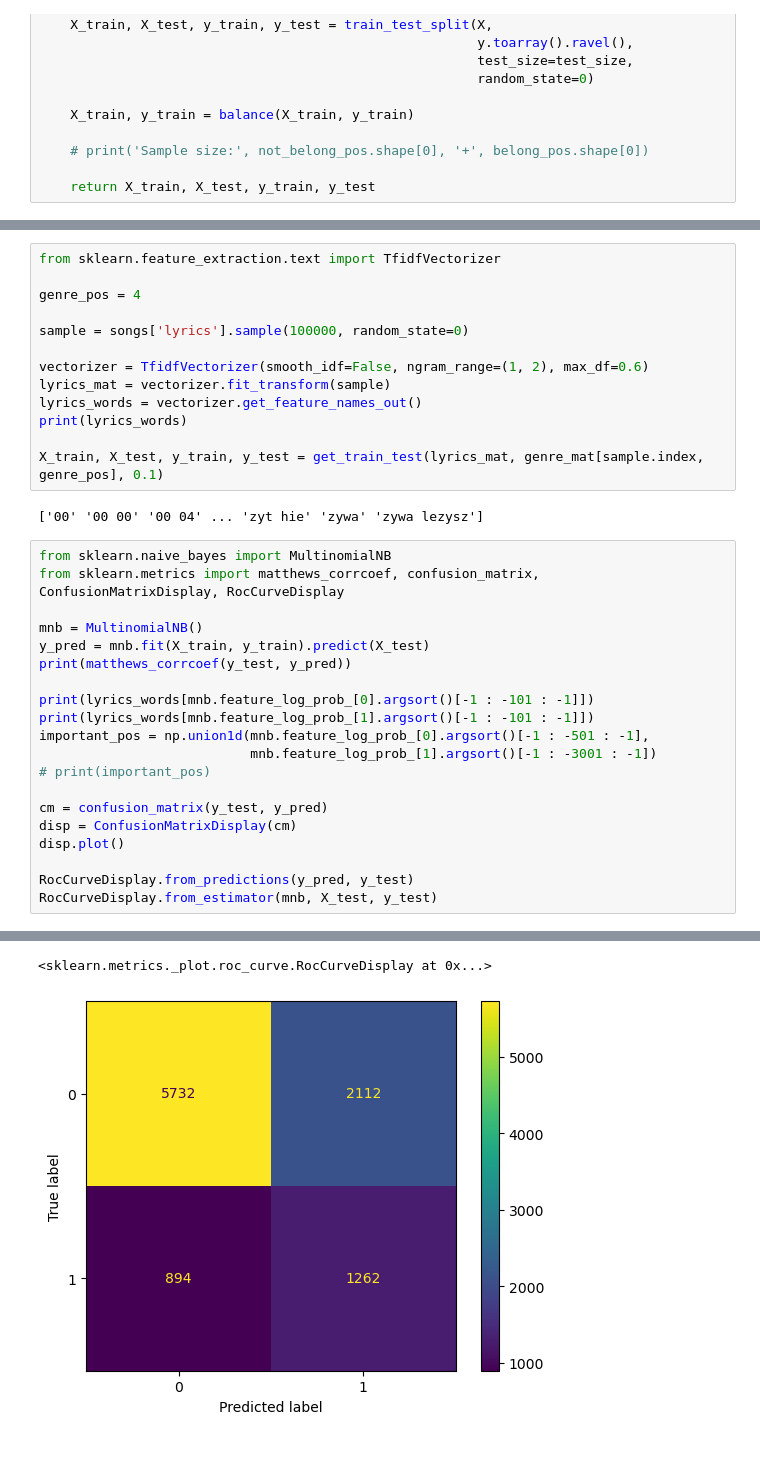
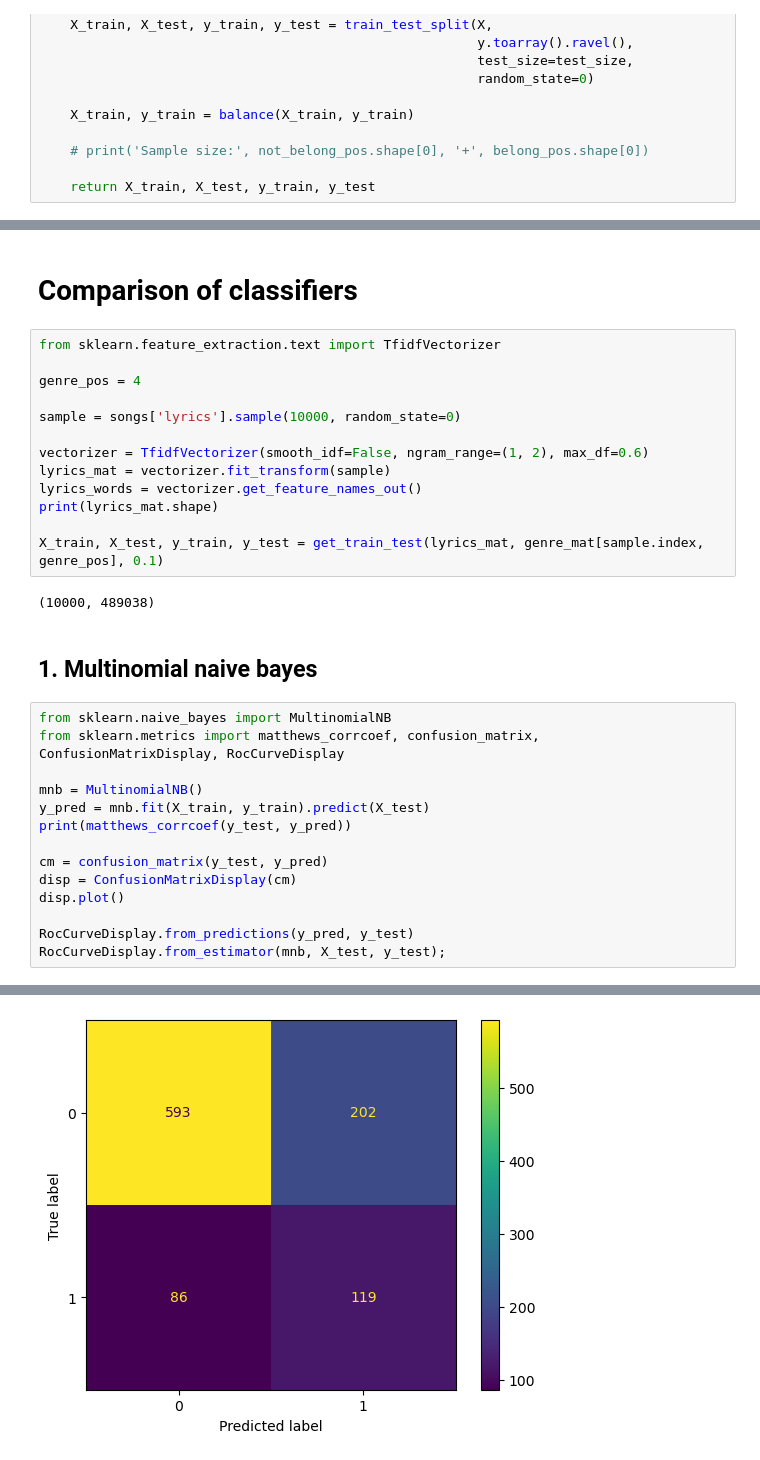
Before and after one commit to theta-lin/stats_102_final, a Jupyter notebook: lyrics_prediction.ipynb, the cells around one changed output, grey strips where cells are left out. Drawn from its saved outputs; the diff is of its cells as text.

```diff
--- a/lyrics_prediction.ipynb
+++ b/lyrics_prediction.ipynb
@@ -205,18 +156,22 @@ for max_df_10 in range(1, 11, 1):
+# %% [markdown]
+# Comparison of classifiers
 # %%
 from sklearn.feature_extraction.text import TfidfVectorizer
 
 genre_pos = 4
 
-sample = songs['lyrics'].sample(100000, random_state=0)
+sample = songs['lyrics'].sample(10000, random_state=0)
 
 vectorizer = TfidfVectorizer(smooth_idf=False, ngram_range=(1, 2), max_df=0.6)
 lyrics_mat = vectorizer.fit_transform(sample)
 lyrics_words = vectorizer.get_feature_names_out()
-print(lyrics_words)
+print(lyrics_mat.shape)
 
 X_train, X_test, y_train, y_test = get_train_test(lyrics_mat, genre_mat[sample.index, genre_pos], 0.1)
 # %% [output]
-['00' '00 00' '00 04' ... 'zyt hie' 'zywa' 'zywa lezysz']
+(10000, 489038)
+# %% [markdown]
+## 1. Multinomial naive bayes
 # %%
 from sklearn.naive_bayes import MultinomialNB
 from sklearn.metrics import matthews_corrcoef, confusion_matrix, ConfusionMatrixDisplay, RocCurveDisplay
@@ -225,16 +180,10 @@ mnb = MultinomialNB()
 y_pred = mnb.fit(X_train, y_train).predict(X_test)
 print(matthews_corrcoef(y_test, y_pred))
 
-print(lyrics_words[mnb.feature_log_prob_[0].argsort()[-1 : -101 : -1]])
-print(lyrics_words[mnb.feature_log_prob_[1].argsort()[-1 : -101 : -1]])
-important_pos = np.union1d(mnb.feature_log_prob_[0].argsort()[-1 : -501 : -1],
-                           mnb.feature_log_prob_[1].argsort()[-1 : -3001 : -1])
-# print(important_pos)
-
 cm = confusion_matrix(y_test, y_pred)
 disp = ConfusionMatrixDisplay(cm)
 disp.plot()
 
 RocCurveDisplay.from_predictions(y_pred, y_test)
-RocCurveDisplay.from_estimator(mnb, X_test, y_test)
+RocCurveDisplay.from_estimator(mnb, X_test, y_test);
 # %% [output]
@@ -258,3 +191,2 @@ RocCurveDisplay.from_estimator(mnb, X_test, y_test)
-<sklearn.metrics._plot.roc_curve.RocCurveDisplay at 0x...>
-[figure, old version]
+[figure, new version]
 [figure]
```
Also changed, not shown: parts of 42 cells of this notebook.
